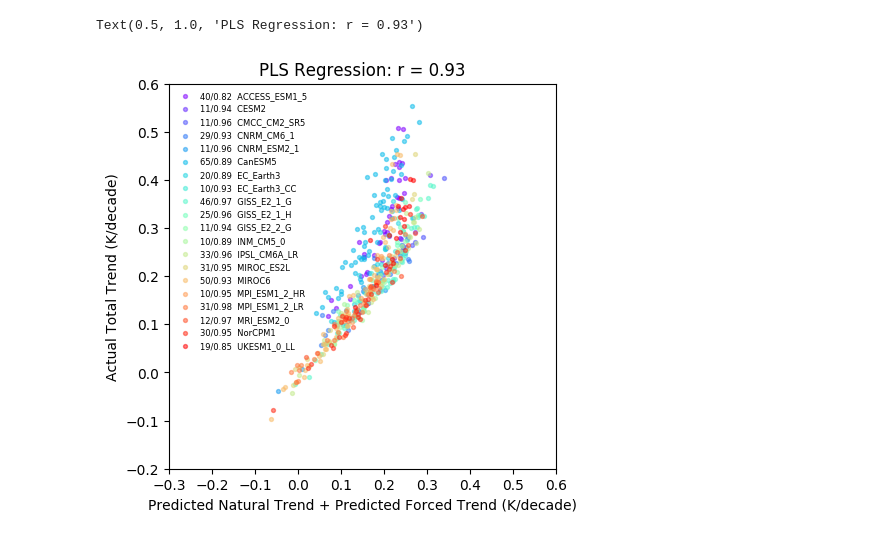
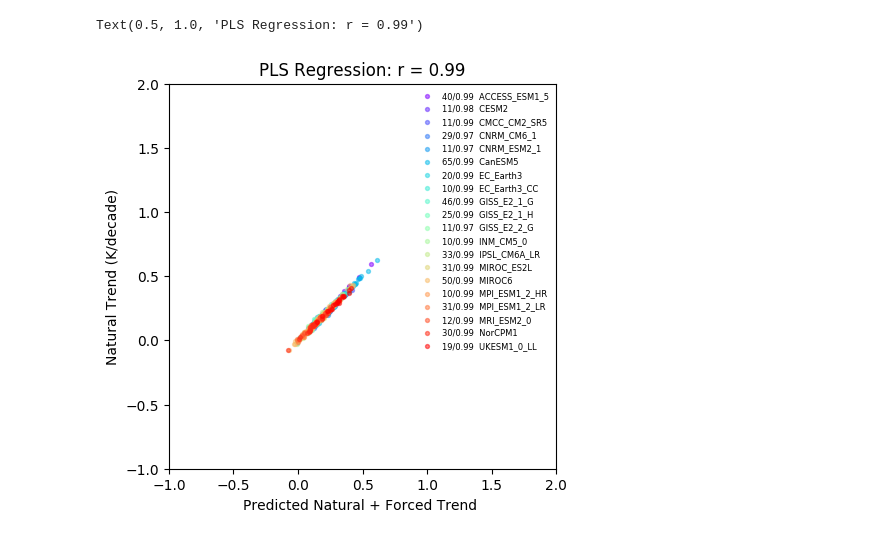
Before and after one commit to AodhanSweeney/SurfaceTrendLearing, a Jupyter notebook: MLExperiments/PLSRegression.ipynb, the cells around one changed output. Cells and saved outputs as stored; diff of their text form; code cells hidden in the pictures.

Commit message:
changes to code to be applied to polar data

```diff
--- a/MLExperiments/PLSRegression.ipynb
+++ b/MLExperiments/PLSRegression.ipynb
@@ -63,0 +85,32 @@ Sum:  0.07870461140017643
+# %%
+fig, axs_obj = plt.subplots(1, 1, figsize=(5, 5))
+import matplotlib.cm as cm
+
+####################################################################################
+colors = cm.rainbow(np.linspace(0, 1, 20))
+all_r_values = []
+for model_idx in range(len(NameValidatationPredictions)):
+    modelName = NameValidatationPredictions[model_idx][0]
+    #ValidationData = TestingTotalTrend[model_idx]
+    ValidationData = NameValidatationPredictions[model_idx][1]
+    PredictedData = NameValidatationPredictions[model_idx][2]
+    N_ensembles = len(PredictedData)
+
+    r_values = []
+    for predictant_idx in range(1):
+        #val = ValidationData[:,predictant_idx]
+        val = ValidationData[:,0]
+        pred = PredictedData[:,0]# + PredictedData[:,3]
+        r = stats.pearsonr(val, pred)[0]
+        r_values.append(r)
+
+        label_id = str(N_ensembles) + '/' + str(r)[:4] + ' ' + ' ' + modelName
+        axs_obj.scatter(pred, val, label=label_id, color=colors[model_idx], s=8, alpha=0.5)
+        axs_obj.legend(loc=0, prop={'size': 6}, frameon=False)
+
+        axs_obj.set_ylim(-0.5,1)
+        axs_obj.set_xlim(-0.5,.5)
+        axs_obj.set_ylabel('Natural Trend (K/decade)')
+        axs_obj.set_xlabel('Predicted Natural Trend ')
+    all_r_values.append(r_values)
+axs_obj.set_title('PLS Regression: r = ' + str(np.nanmean(all_r_values))[:4])
@@ -64,37 +120,38 @@ Sum:  0.07870461140017643
 # %%
 fig, axs_obj = plt.subplots(1, 1, figsize=(5, 5))
 import matplotlib.cm as cm
 
 ####################################################################################
 colors = cm.rainbow(np.linspace(0, 1, 20))
 all_r_values = []
 for model_idx in range(len(NameValidatationPredictions)):
     modelName = NameValidatationPredictions[model_idx][0]
     ValidationData = TestingTotalTrend[model_idx]
+    #ValidationData = NameValidatationPredictions[model_idx][1]
     PredictedData = NameValidatationPredictions[model_idx][2]
     N_ensembles = len(PredictedData)
 
     r_values = []
     for predictant_idx in range(1):
-        #val = ValidationData[:,predictant_idx]
+        #val = ValidationData[:,0]
         val = ValidationData
         pred = PredictedData[:,0] + PredictedData[:,3]
         r = stats.pearsonr(val, pred)[0]
         r_values.append(r)
 
         label_id = str(N_ensembles) + '/' + str(r)[:4] + ' ' + ' ' + modelName
-        axs_obj.scatter(pred, ValidationData, label=label_id, color=colors[model_idx], s=8, alpha=0.5)
+        axs_obj.scatter(pred, val, label=label_id, color=colors[model_idx], s=8, alpha=0.5)
         axs_obj.legend(loc=0, prop={'size': 6}, frameon=False)
 
-        axs_obj.set_ylim(-.2,.6)
-        axs_obj.set_xlim(-.3,.6)
-        axs_obj.set_ylabel('Actual Total Trend (K/decade)')
-        axs_obj.set_xlabel('Predicted Natural Trend + Predicted Forced Trend (K/decade)')
+        axs_obj.set_ylim(-1,2)
+        axs_obj.set_xlim(-1,2)
+        axs_obj.set_ylabel('Natural Trend (K/decade)')
+        axs_obj.set_xlabel('Predicted Natural + Forced Trend ')
     all_r_values.append(r_values)
 axs_obj.set_title('PLS Regression: r = ' + str(np.nanmean(all_r_values))[:4])
 # %% [output]
-Text(0.5, 1.0, 'PLS Regression: r = 0.93')
+Text(0.5, 1.0, 'PLS Regression: r = 0.99')
-[figure, old version]
+[figure, new version]
 # %%
 fig, axs = plt.subplots(2,3, figsize=(18,8))
 
```
Also changed, not shown: parts of 7 cells of this notebook, 3 other files.
